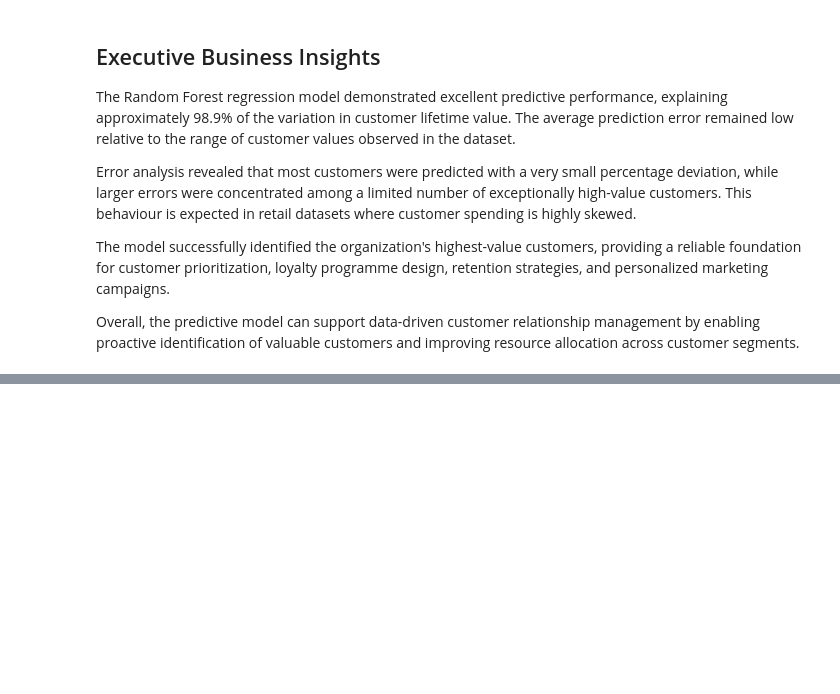
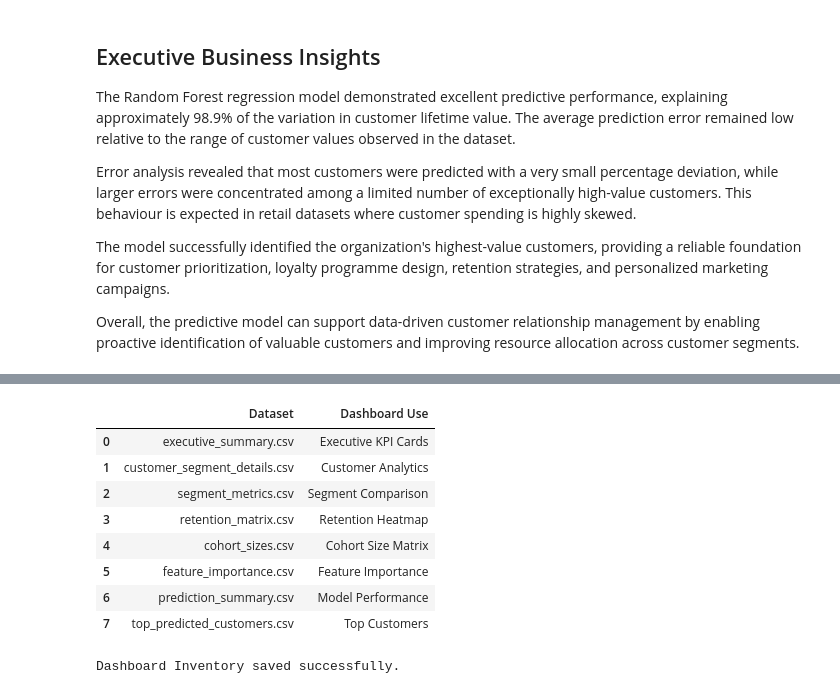
Before and after one commit to Tamoze/SaaS-ECommerce-Cohort-Retention-CLTV-Analysis, a Jupyter notebook: notebooks/04_visualizations.ipynb, the cells around one changed output, grey strips where cells are left out. Saved outputs shown, nothing was run; the diff lists cells and outputs as text; code cells hidden in the pictures; blank space fills up the shorter version.

```diff
--- a/notebooks/04_visualizations.ipynb
+++ b/notebooks/04_visualizations.ipynb
@@ -839,0 +955,55 @@ Overall, the predictive model can support data-driven customer relationship mana
+# %%
+# ==========================================
+# Dashboard Asset Inventory
+# ==========================================
+
+dashboard_inventory = pd.DataFrame({
+
+    "Dataset":[
+
+        "executive_summary.csv",
+        "customer_segment_details.csv",
+        "segment_metrics.csv",
+        "retention_matrix.csv",
+        "cohort_sizes.csv",
+        "feature_importance.csv",
+        "prediction_summary.csv",
+        "top_predicted_customers.csv"
+
+    ],
+
+    "Dashboard Use":[
+
+        "Executive KPI Cards",
+        "Customer Analytics",
+        "Segment Comparison",
+        "Retention Heatmap",
+        "Cohort Size Matrix",
+        "Feature Importance",
+        "Model Performance",
+        "Top Customers"
+
+    ]
+
+})
+
+dashboard_inventory
+# %% [output]
+|  | Dataset | Dashboard Use |
+| 0 | executive_summary.csv | Executive KPI Cards |
+| 1 | customer_segment_details.csv | Customer Analytics |
+| 2 | segment_metrics.csv | Segment Comparison |
+| 3 | retention_matrix.csv | Retention Heatmap |
+| 4 | cohort_sizes.csv | Cohort Size Matrix |
+| 5 | feature_importance.csv | Feature Importance |
+| 6 | prediction_summary.csv | Model Performance |
+| 7 | top_predicted_customers.csv | Top Customers |
+# %%
+dashboard_inventory.to_csv(
+    PROCESSED_DATA / "dashboard_inventory.csv",
+    index=False
+)
+
+print("Dashboard Inventory saved successfully.")
+# %% [output]
+Dashboard Inventory saved successfully.
```
Also changed, not shown: parts of 11 cells of this notebook, 1 other file.
